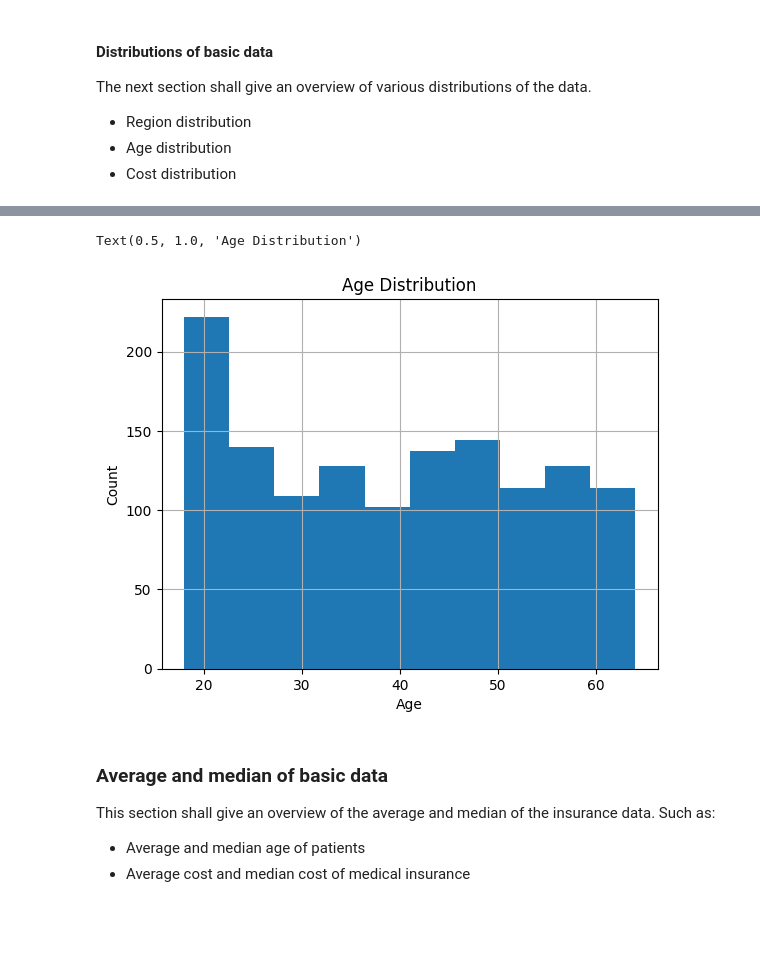
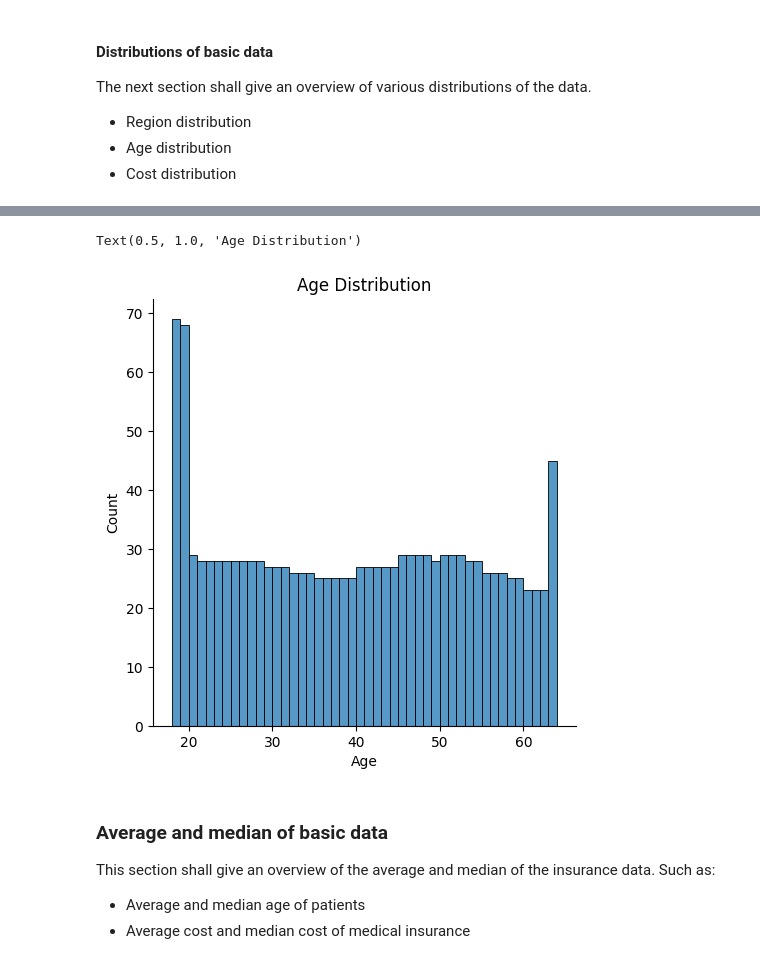
Before and after one commit to kairedecker/portfolio-medical-insurance-data, a Jupyter notebook: us-medical-insurance-costs_pandas.ipynb, the cells around one changed output, grey strips where cells are left out. Drawn from its saved outputs; the diff is of its cells as text; code cells hidden in the pictures; blank space fills up the shorter version.

```diff
--- a/us-medical-insurance-costs_pandas.ipynb
+++ b/us-medical-insurance-costs_pandas.ipynb
@@ -84,13 +87,11 @@ Text(0.5, 1.0, 'Insurance Charges Distribution')
 # %%
-# Age distribution of patients
-age_distribution = medical_insurance_df['age'].hist()
-# Axes labels
+sn.displot(medical_insurance_df, x="age", binwidth=1)
 plt.pyplot.xlabel('Age')
 plt.pyplot.ylabel('Count')
 plt.pyplot.title('Age Distribution')
 # %% [output]
 Text(0.5, 1.0, 'Age Distribution')
-[figure, old version]
+[figure, new version]
 # %% [markdown]
 ### Average and median of basic data
 This section shall give an overview of the average and median of the insurance data.
```
Also changed, not shown: parts of 3 cells of this notebook.
